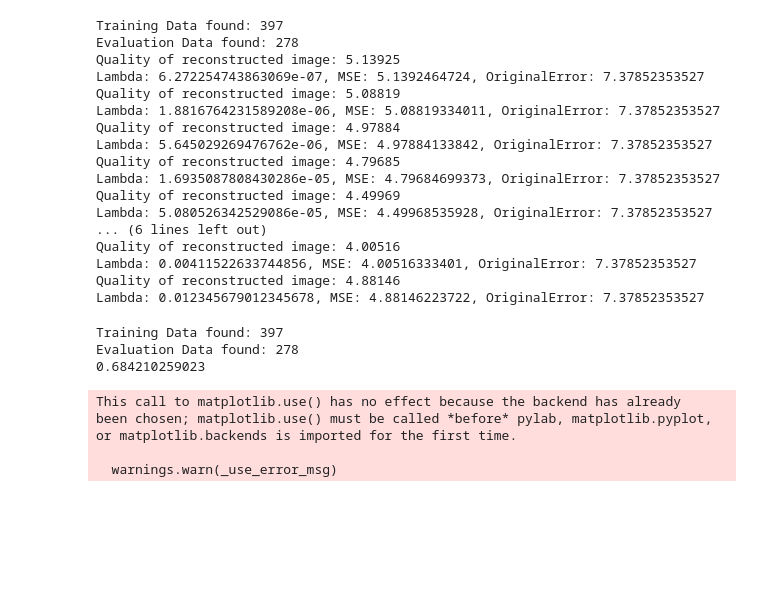
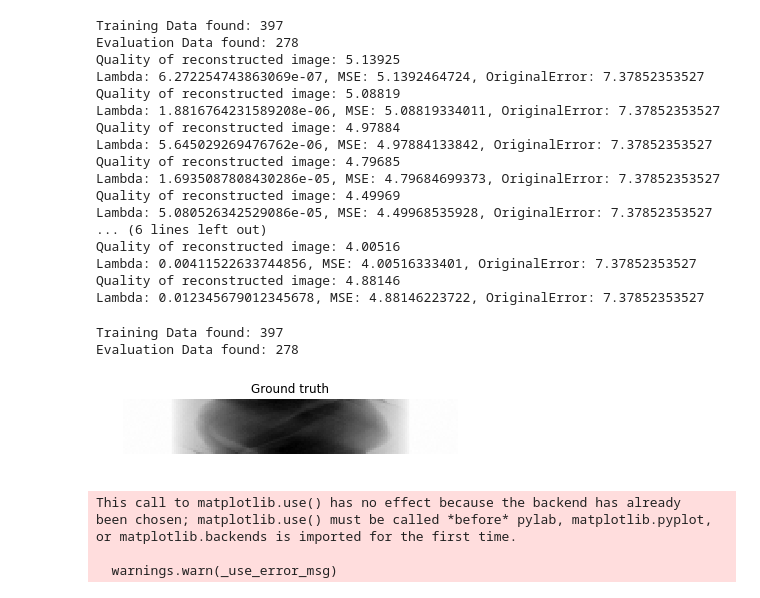
Before and after one commit to lunz-s/DeepAdverserialRegulariser, a Jupyter notebook: test.ipynb, the cells around one changed output. Drawn from its saved outputs; the diff is of its cells as text; code cells hidden in the pictures; blank space fills up the shorter version.

Commit message:
visualization

```diff
--- a/test.ipynb
+++ b/test.ipynb
@@ -50,17 +50,25 @@ Quality of reconstructed image: 4.88146
 Lambda: 0.012345679012345678, MSE: 4.88146223722, OriginalError: 7.37852353527
 # %%
 from skimage.measure import compare_ssim as ssim
+import util as ut
 
 from Framework import generic_framework
 
 frame = generic_framework()
 y, x, fbp = frame.generate_training_data(1)
 
-print(ssim(x[0,...,0], fbp[0,...,0]))
+
+plt.figure(edgecolor = (1,1,1))
+plt.imshow(y[0,...,0], cmap='Greys')
+plt.title('Ground truth')
+plt.axis('off')
+
+
+plt.show()
 # %% [output]
 Training Data found: 397
 Evaluation Data found: 278
-0.684210259023
+[figure, added]
 # %%
 # %% [output]
 This call to matplotlib.use() has no effect because the backend has already
```
Also changed, not shown: 1 other file.
